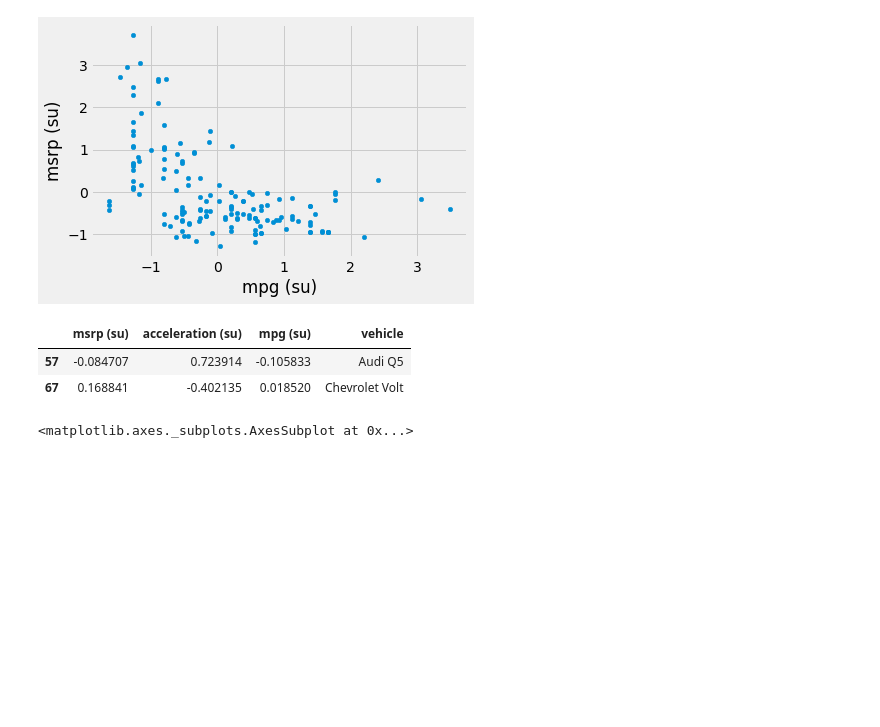
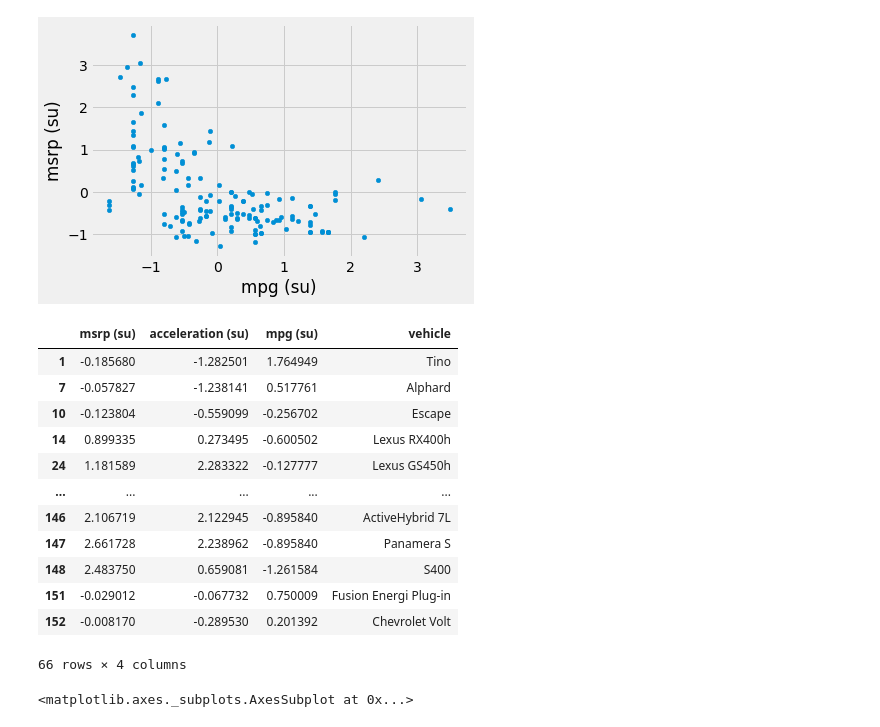
Before and after one commit to jemmott/DSC10-Sp20, a Jupyter notebook: Lectures/Lecture21/Lecture 21 Prediction, Correlation, Regression.ipynb, the cells around one changed output. Saved outputs shown, nothing was run; the diff lists cells and outputs as text; code cells hidden in the pictures; blank space fills up the shorter version.

```diff
--- a/Lectures/Lecture21/Lecture 21 Prediction, Correlation, Regression.ipynb
+++ b/Lectures/Lecture21/Lecture 21 Prediction, Correlation, Regression.ipynb
@@ -202,20 +202,30 @@ hybrid_su.plot(kind='scatter', x='mpg (su)', y='msrp (su)')
 # %%
 (
     hybrid_su
     .assign(vehicle=hybrid.get('vehicle'))
 )[
     (hybrid_su.get('mpg (su)') <= 0.2)
-    &
+    and
     (hybrid_su.get('mpg (su)') >= -0.2)
-    &
+    and
     (hybrid_su.get('msrp (su)') <= 0.2)
-    &
+    and
     (hybrid_su.get('msrp (su)') >= -0.2)
 ]
 # %% [output]
 |  | msrp (su) | acceleration (su) | mpg (su) | vehicle |
-| 57 | -0.084707 | 0.723914 | -0.105833 | Audi Q5 |
-| 67 | 0.168841 | -0.402135 | 0.018520 | Chevrolet Volt |
+| 1 | -0.185680 | -1.282501 | 1.764949 | Tino |
+| 7 | -0.057827 | -1.238141 | 0.517761 | Alphard |
+| 10 | -0.123804 | -0.559099 | -0.256702 | Escape |
+| 14 | 0.899335 | 0.273495 | -0.600502 | Lexus RX400h |
+| 24 | 1.181589 | 2.283322 | -0.127777 | Lexus GS450h |
+| ... | ... | ... | ... | ... |
+| 146 | 2.106719 | 2.122945 | -0.895840 | ActiveHybrid 7L |
+| 147 | 2.661728 | 2.238962 | -0.895840 | Panamera S |
+| 148 | 2.483750 | 0.659081 | -1.261584 | S400 |
+| 151 | -0.029012 | -0.067732 | 0.750009 | Fusion Energi Plug-in |
+| 152 | -0.008170 | -0.289530 | 0.201392 | Chevrolet Volt |
+66 rows × 4 columns
 # %%
 hybrid_su.plot(kind='scatter', x='acceleration (su)', y='msrp (su)')
 # %% [output]
```
Also changed, not shown: parts of 3 cells of this notebook, 8 other files.
